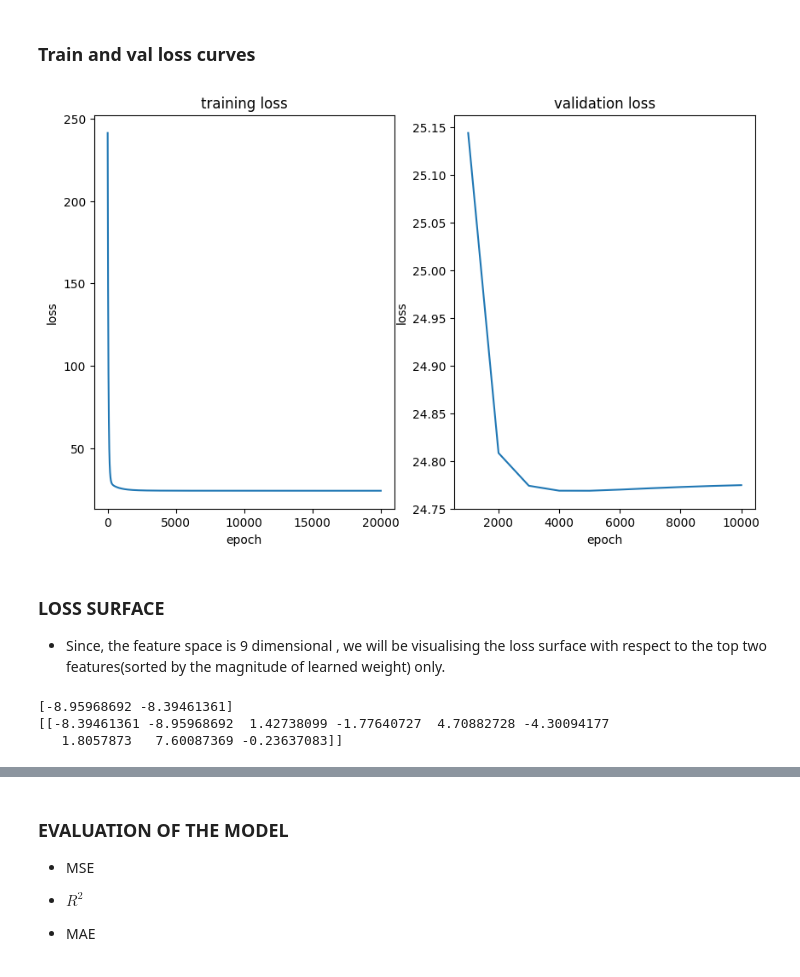
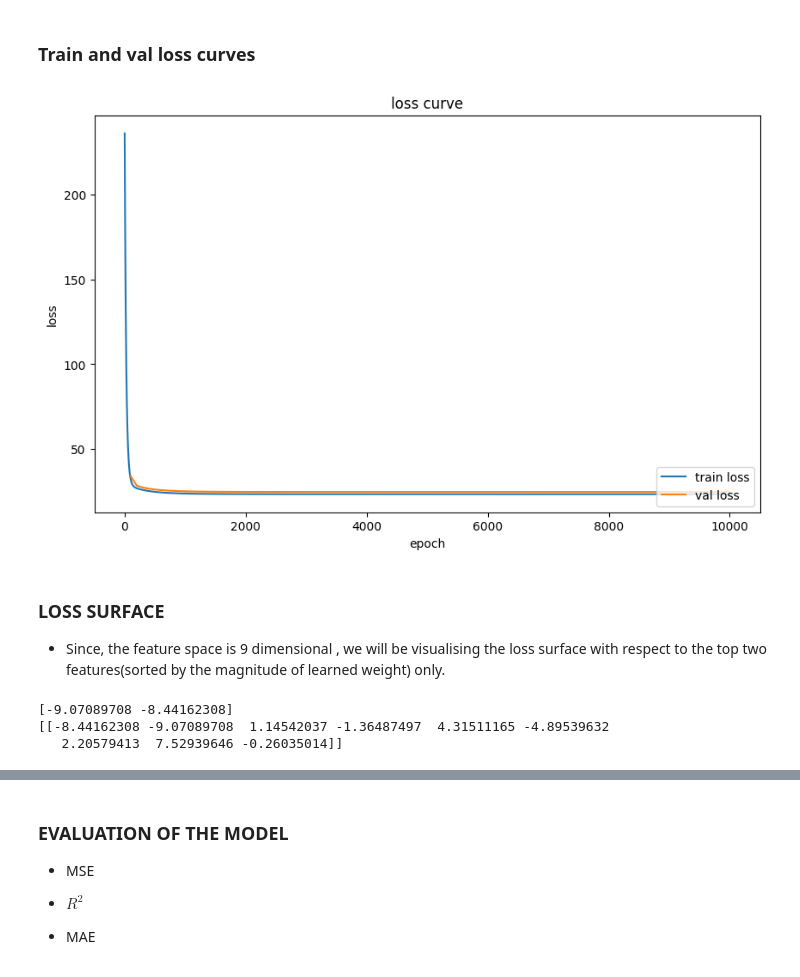
Before and after one commit to akshit-salhotra/Machine-Learning-Experiments, a Jupyter notebook: Exp2/Linear_Regression.ipynb, the cells around one changed output, grey strips where cells are left out. Cells and saved outputs as stored; diff of their text form; code cells hidden in the pictures.

```diff
--- a/Exp2/Linear_Regression.ipynb
+++ b/Exp2/Linear_Regression.ipynb
@@ -52,15 +55,17 @@ class LinearRegression:
         pbar=tqdm(range(epochs))
 
         for epoch in pbar:
-
+            loss=0
             for i in range(0,X.shape[0],batch_size):
 
-                pbar.set_postfix({'loss':self.loss(X[i:i+batch_size,:],Y[i:i+batch_size])})
-                self.updateParams(X,Y)
-                self.losses.append(self.loss(X,Y))
+                self.updateParams(X[i:i+batch_size,:],Y[i:i+batch_size])
+                loss+=self.loss(X[i:i+batch_size,:],Y[i:i+batch_size])
 
+            loss/=math.ceil(X.shape[0]/batch_size)
+            self.losses.append(loss)
+            pbar.set_postfix({'loss':loss})
 
-            if (epoch+1) % self.val_freq==0 or epoch+1==epochs:
+            if (epoch+1) % self.val_freq==0:
                 val_loss=self.loss(X_val,Y_val)
                 self.val_losses.append(val_loss)
 
@@ -134,7 +139,7 @@ Y=data_array[:,8]/(1e+4)
 
 X_train,X_test,Y_train,Y_test=train_test_split(X,Y,test_size=0.15,random_state=42,shuffle=True)
 # %%
-val_freq=1000
+val_freq=100
 epochs=10000
 num_features=9
 bias=True
@@ -196,21 +181,17 @@ regressor.losses
 # %%
 fig = plt.figure(figsize=(10, 6))
 
-plt.subplot(1,2,1)
-plt.plot(regressor.losses)
+plt.plot(regressor.losses,label="train loss")
+
+plt.plot(np.arange(val_freq,epochs+1 if epochs%val_freq==0 else epochs+2,val_freq),regressor.val_losses,label="val loss")
 plt.xlabel("epoch")
 plt.ylabel("loss")
-plt.title("training loss")
+plt.legend(loc="lower right")
+plt.title("loss curve")
 
-plt.subplot(1,2,2)
-plt.plot(np.arange(val_freq,epochs+1 if epochs%val_freq==0 else epochs+2,val_freq),regressor.val_losses)
-plt.xlabel("epoch")
-plt.ylabel("loss")
-plt.title("validation loss")
-plt.show()
-# plt.savefig("Images/lossCurves.jpg")
+plt.savefig("Images/lossCurves.jpg")
 # %% [output]
-[figure, old version]
+[figure, new version]
 # %% [markdown]
 ### LOSS SURFACE
 
@@ -221,9 +202,9 @@ rows=np.array([0,0])
 print(regressor.weights[rows,cols])
 print(regressor.weights)
 # %% [output]
-[-8.95968692 -8.39461361]
-[[-8.39461361 -8.95968692  1.42738099 -1.77640727  4.70882728 -4.30094177
-   1.8057873   7.60087369 -0.23637083]]
+[-9.07089708 -8.44162308]
+[[-8.44162308 -9.07089708  1.14542037 -1.36487497  4.31511165 -4.89539632
+   2.20579413  7.52939646 -0.26035014]]
 # %%
 num_points=300
 
```
Also changed, not shown: parts of 5 cells of this notebook, 2 other files.
